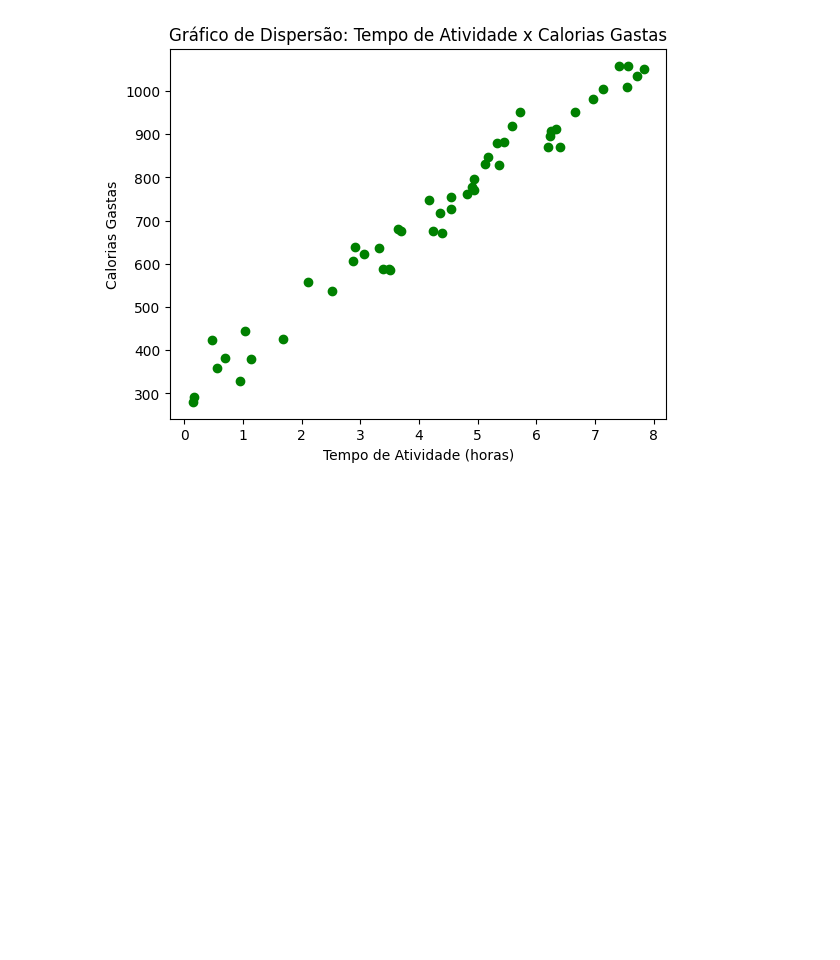
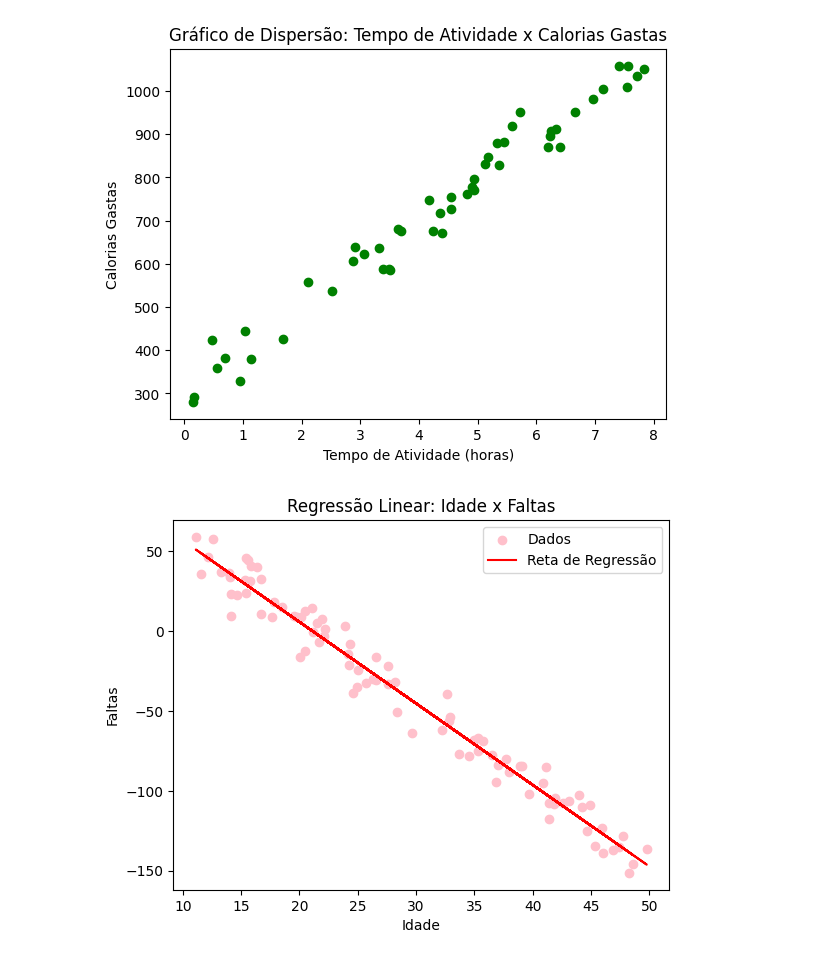
Before and after one commit to iasminqmoura/ia_2023, a Jupyter notebook: Lista_3.ipynb, the cells around one changed output. Cells and saved outputs as stored; diff of their text form; code cells hidden in the pictures; blank space fills up the shorter version.

```diff
--- a/Lista_3.ipynb
+++ b/Lista_3.ipynb
@@ -48,4 +49,25 @@ plt.title('Gráfico de Dispersão: Tempo de Atividade x Calorias Gastas')
 plt.show()
 # %% [output]
 [figure]
+# %%
+df_escola = pd.read_csv('escola_y_dataset.csv')
+
+idade = df_escola['Idade']
+faltas = df_escola['Faltas']
+
+regressao = linregress(idade, faltas)
+
+plt.scatter(idade, faltas, label='Dados', color='pink')
+
+plt.plot(idade, regressao.intercept + regressao.slope * idade, color='red', label='Reta de Regressão')
+
+plt.xlabel('Idade')
+plt.ylabel('Faltas')
+plt.title('Regressão Linear: Idade x Faltas')
+
+plt.legend()
+
+plt.show()
+# %% [output]
+[figure, added]
 # %%
```
Also changed, not shown: parts of 4 cells of this notebook.
